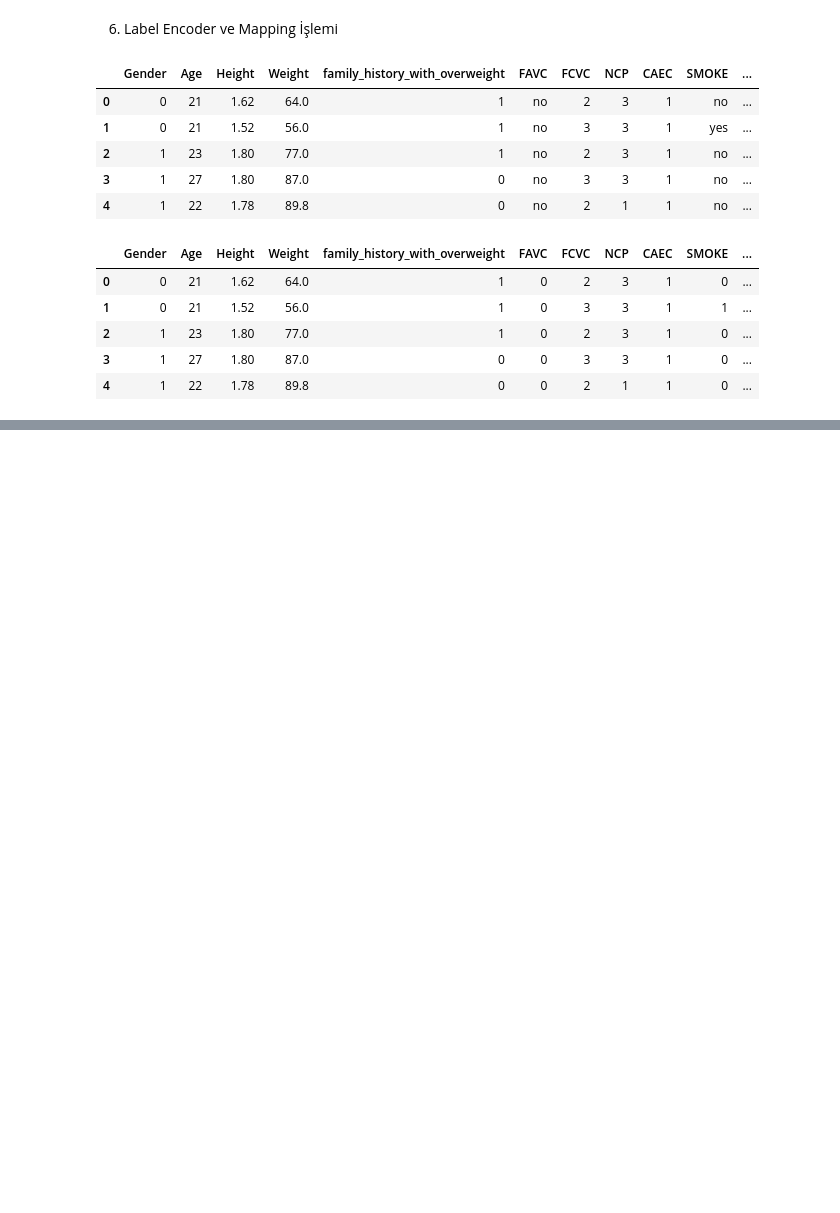
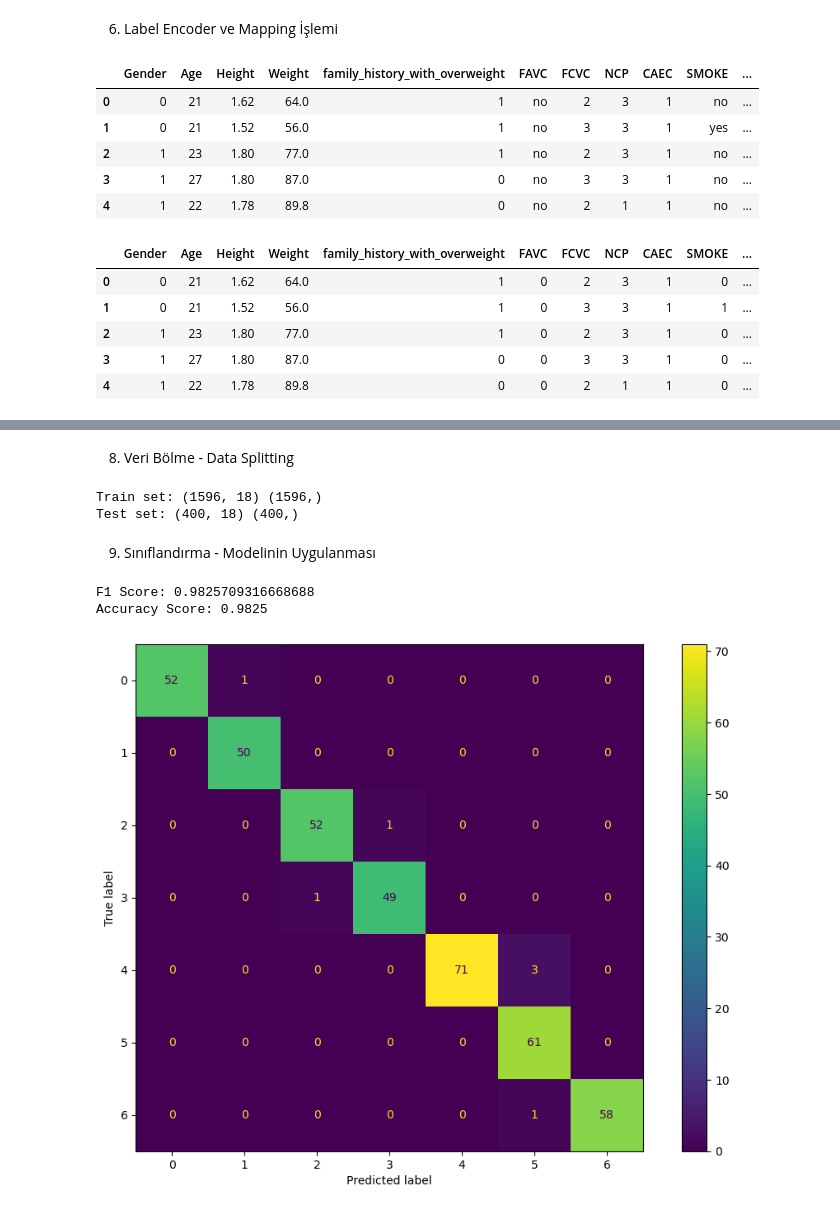
Before and after one commit to Tubaakbas/OBESITY-ML-PROJECT, a Jupyter notebook: obesity-ml-project.ipynb, the cells around one changed output, grey strips where cells are left out. Drawn from its saved outputs; the diff is of its cells as text; code cells hidden in the pictures; blank space fills up the shorter version.

Commit message:
normalization, data splitting, applying the model and seeing performances

```diff
--- a/obesity-ml-project.ipynb
+++ b/obesity-ml-project.ipynb
@@ -580,0 +608,4 @@ obesity_df.head()
+# %%
+#Verileri normalize etme
+x_data=StandardScaler().fit(x_data).transform(x_data.astype(float))
+print(x_data)
@@ -580,0 +626,52 @@ obesity_df.head()
+# %% [markdown]
+8. Veri Bölme - Data Splitting
+# %%
+#Train/Test Split
+x_train, x_test, y_train, y_test = train_test_split(x_data, y_data, test_size=0.2, random_state=42)
+print ('Train set:', x_train.shape,  y_train.shape)
+print ('Test set:', x_test.shape,  y_test.shape)
+# %% [output]
+Train set: (1596, 18) (1596,)
+Test set: (400, 18) (400,)
+# %% [markdown]
+9. Sınıflandırma - Modelinin Uygulanması
+# %%
+# RandomForestClassifier modelini oluşturma
+rf_model = RandomForestClassifier()
+
+# SelectFromModel sınıfını kullanarak özellik seçimi yapma
+sfm = SelectFromModel(rf_model, threshold=0.1)
+
+# Özellik seçimini eğitim veri kümesine uygulama
+x_train_selected_rf = sfm.fit_transform(x_train, y_train)
+
+# Modeli eğitme
+rf_model.fit(x_train_selected_rf, y_train)
+
+# Özellik seçimini test veri kümesine uygulama
+x_test_selected_rf = sfm.transform(x_test)
+
+# Modelin tahminini
+y_pred_rf = rf_model.predict(x_test_selected_rf)
+
+# F1 skoru ve Accuracy skoru hesaplama
+f1_rf = f1_score(y_test, y_pred_rf, average='weighted')
+accuracy_score_rf = accuracy_score(y_test, y_pred_rf)
+
+print("F1 Score:", f1_rf)
+print("Accuracy Score:", accuracy_score_rf)
+# %% [output]
+F1 Score: 0.9825709316668688
+Accuracy Score: 0.9825
+# %%
+# Random Forest için CM
+confusion_matrix_rf=confusion_matrix(y_test, y_pred_rf)
+
+# ConfusionMatrixDisplay'i oluşturma
+cm_display = ConfusionMatrixDisplay(confusion_matrix=confusion_matrix_rf)
+
+# Matrisi çizdirme
+cm_display.plot()
+plt.show()
+# %% [output]
+[figure, added]
```
Also changed, not shown: parts of 12 cells of this notebook.
